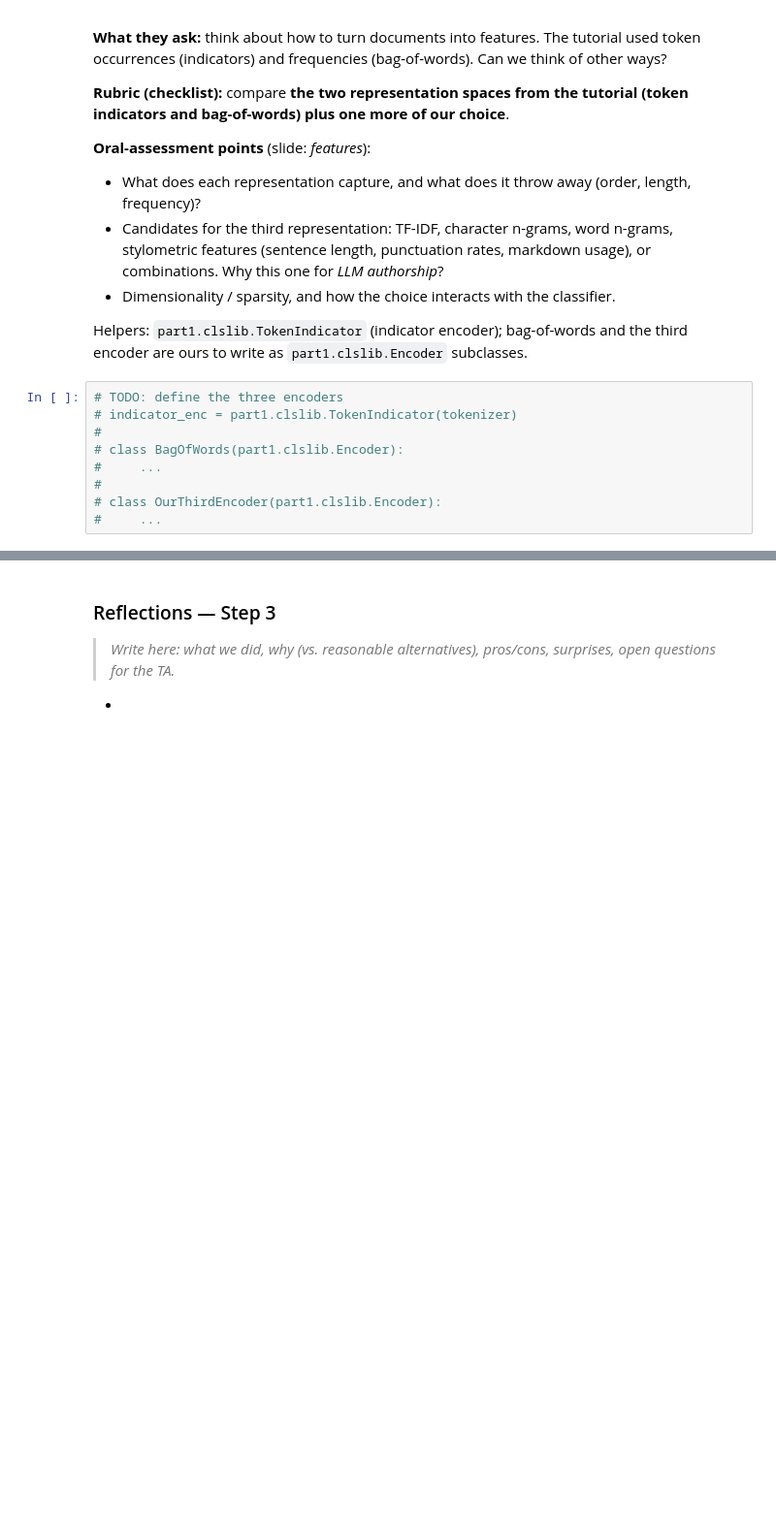
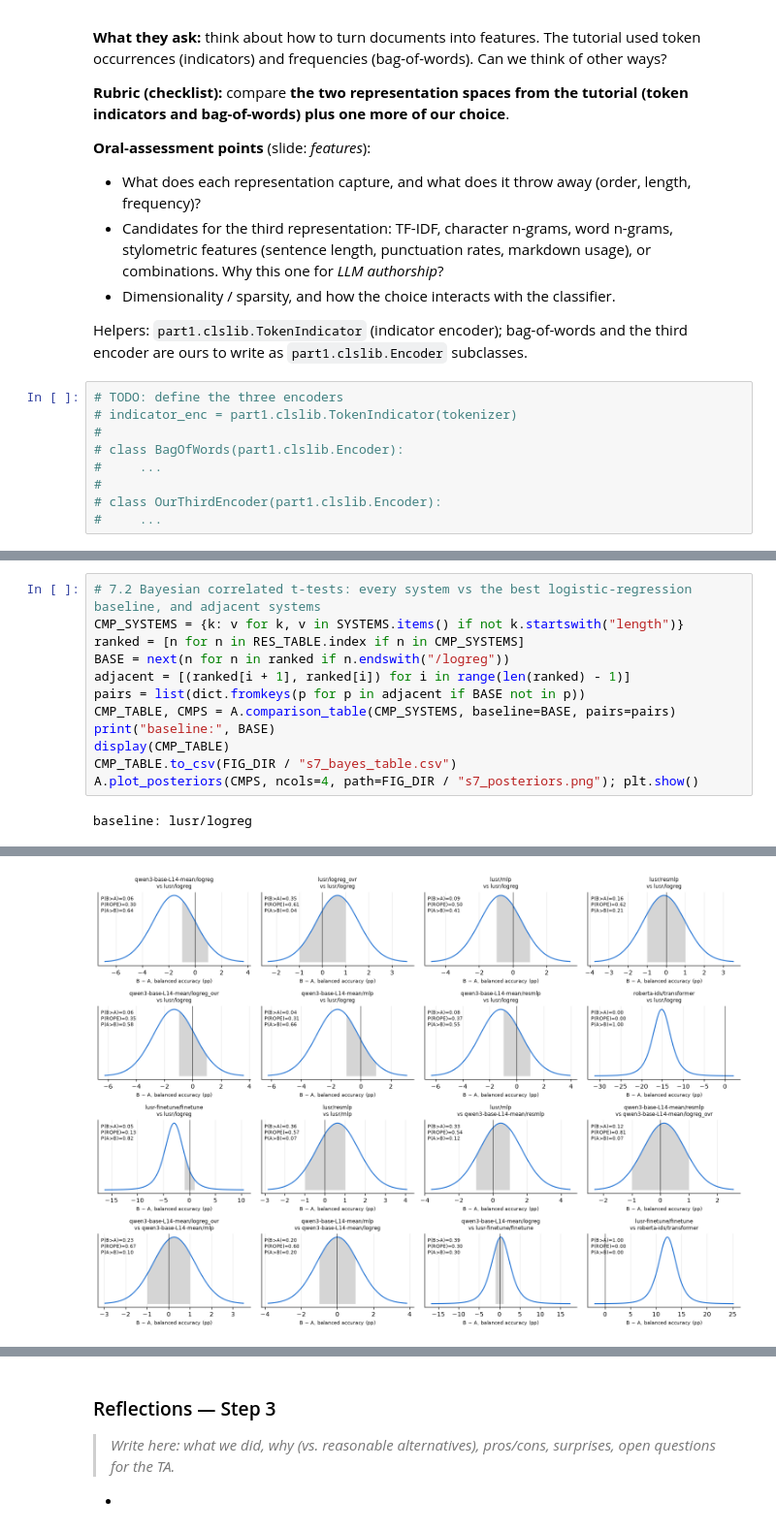
Before and after one commit to artificial-cesare/nlp1-team, a Jupyter notebook: part1/project.ipynb, the cells around one changed output, grey strips where cells are left out. Shown at 97% size. Drawn from its saved outputs; the diff is of its cells as text; blank space fills up the shorter version.

```diff
--- a/part1/project.ipynb
+++ b/part1/project.ipynb
@@ -649,0 +937,14 @@ Helpers: `part1.clslib.TokenIndicator` (indicator encoder); bag-of-words and the
+# %%
+# 7.2 Bayesian correlated t-tests: every system vs the best logistic-regression baseline, and adjacent systems
+CMP_SYSTEMS = {k: v for k, v in SYSTEMS.items() if not k.startswith("length")}
+ranked = [n for n in RES_TABLE.index if n in CMP_SYSTEMS]
+BASE = next(n for n in ranked if n.endswith("/logreg"))
+adjacent = [(ranked[i + 1], ranked[i]) for i in range(len(ranked) - 1)]
+pairs = list(dict.fromkeys(p for p in adjacent if BASE not in p))
+CMP_TABLE, CMPS = A.comparison_table(CMP_SYSTEMS, baseline=BASE, pairs=pairs)
+print("baseline:", BASE)
+display(CMP_TABLE)
+CMP_TABLE.to_csv(FIG_DIR / "s7_bayes_table.csv")
+A.plot_posteriors(CMPS, ncols=4, path=FIG_DIR / "s7_posteriors.png"); plt.show()
+# %% [output]
+baseline: lusr/logreg
@@ -649,0 +968 @@ Helpers: `part1.clslib.TokenIndicator` (indicator encoder); bag-of-words and the
+[figure, added]
```
Also changed, not shown: parts of 21 cells of this notebook, 11 other files.
